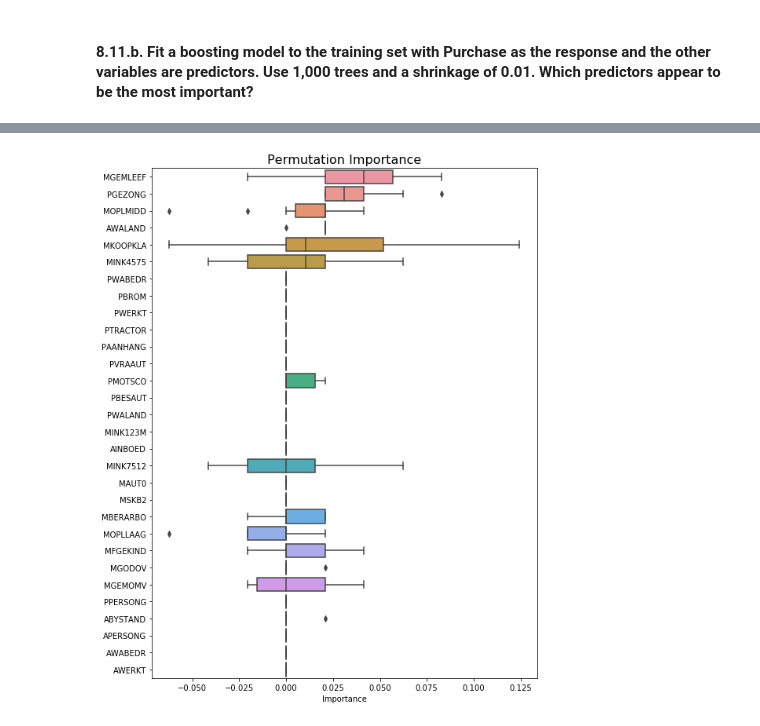
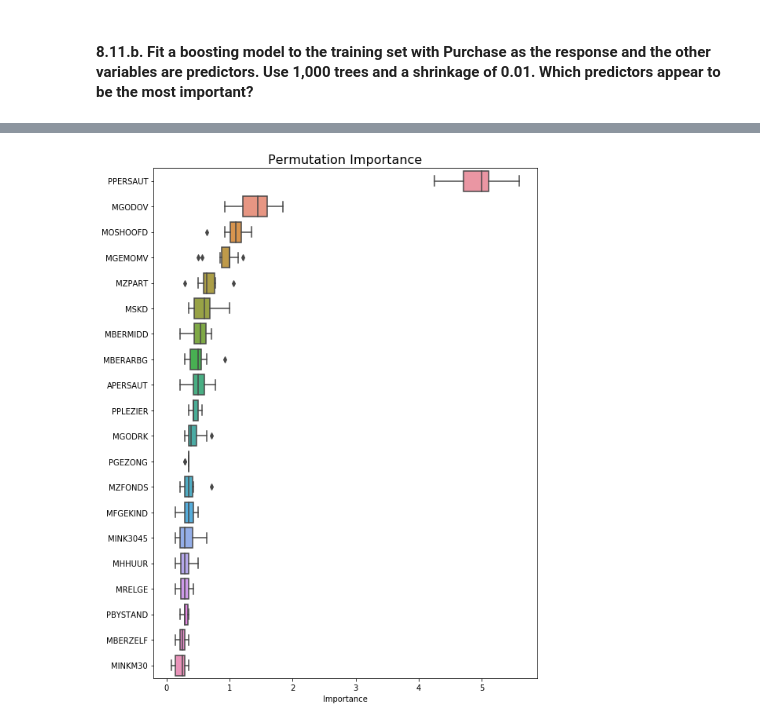
Before and after one commit to Morgan-Sell/islr-labs-exercises-python, a Jupyter notebook: exercises/08_tree_based_methods_exercises.ipynb, the cells around one changed output, grey strips where cells are left out. Drawn from its saved outputs; the diff is of its cells as text; code cells hidden in the pictures.

Commit message:
developed udf for permutation importance visualization

```diff
--- a/exercises/08_tree_based_methods_exercises.ipynb
+++ b/exercises/08_tree_based_methods_exercises.ipynb
@@ -633,8 +515,8 @@ train_set = caravan.iloc[:1000, :]
 test_set = caravan.iloc[1000:, :]
 
 
-X_train = train_set_oversampled.drop('Purchase', axis=1)
-y_train = train_set_oversampled['Purchase']
+X_train = train_set.drop('Purchase', axis=1)
+y_train = train_set['Purchase']
 
 X_test = test_set.drop('Purchase', axis=1)
 y_test = test_set['Purchase']
@@ -741,4 +555,4 @@ perm_df.head()
-# %%
-plot_horizontal_permutation_importance_boxplot(perm_df, (8,10), 30)
-# %% [output]
-[figure, removed]
+# %%
+ch8_utils.calculate_and_plot_permutation_importance(gboost2, X_over, y_over, 10, 3, (8,10), 20)
+# %% [output]
+[figure, added]
```
Also changed, not shown: parts of 42 cells of this notebook, 1 other file.
